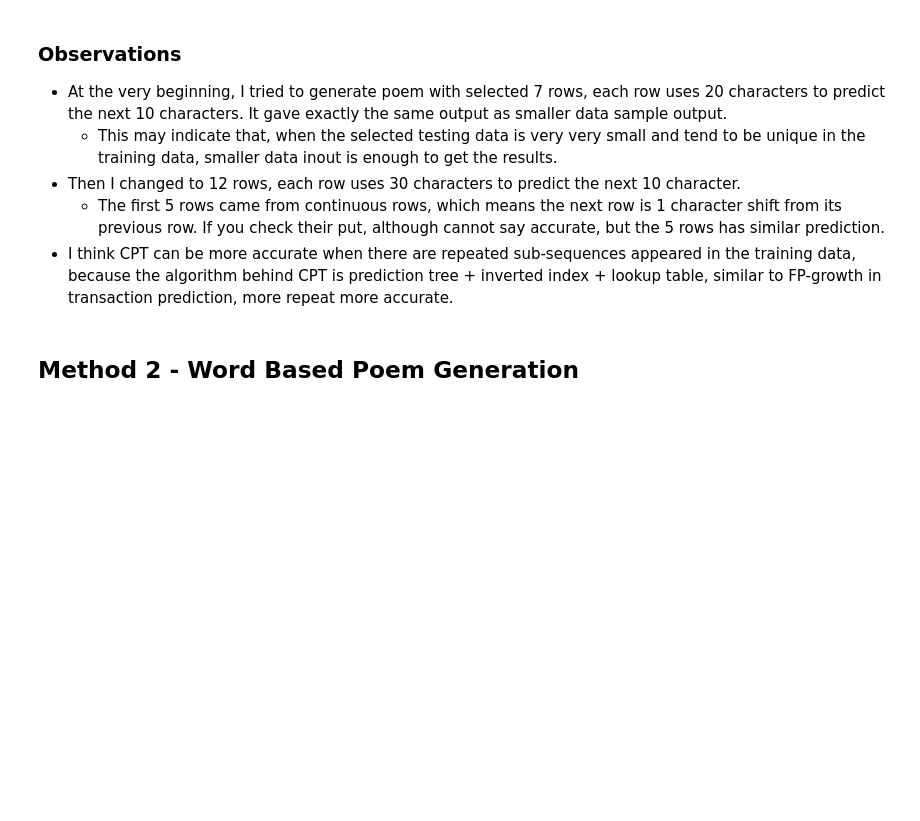
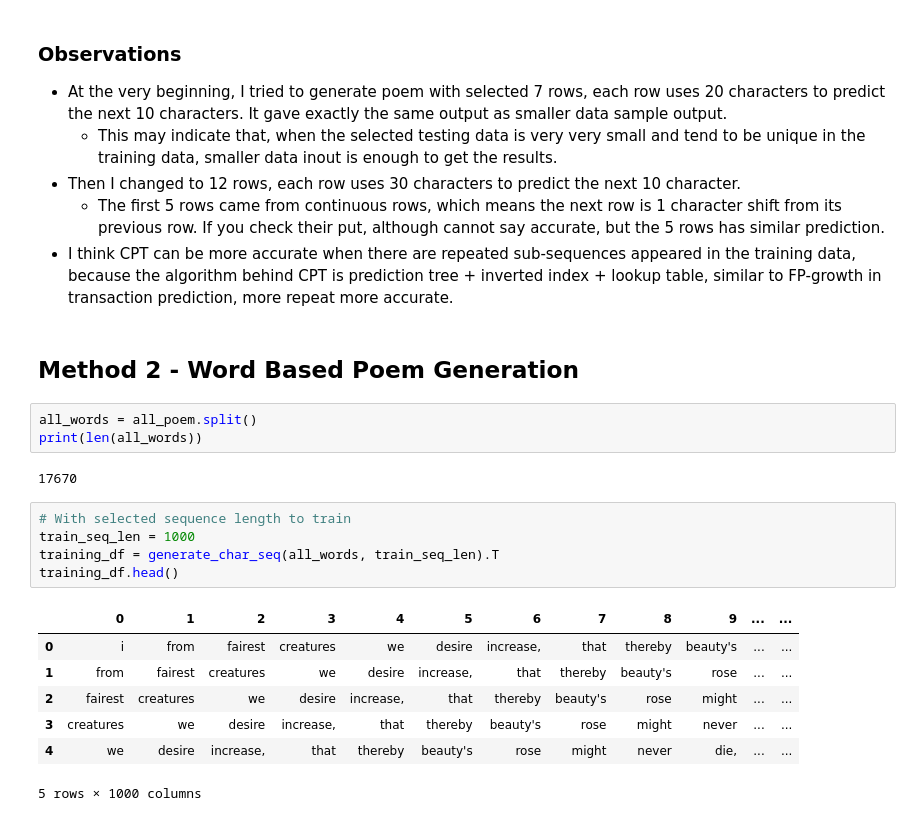
Before and after one commit to hanhanwu/Hanhan_Data_Science_Practice, a Jupyter notebook: sequencial_analysis/CPT_poem_generator.ipynb, the cells around one changed output. Cells and saved outputs as stored; diff of their text form; blank space fills up the shorter version.

Commit message:
CPT poem generator

```diff
--- a/sequencial_analysis/CPT_poem_generator.ipynb
+++ b/sequencial_analysis/CPT_poem_generator.ipynb
@@ -184,3 +184,21 @@ herald to the gaudy spring, wi mfcbv'k;.:
 * I think CPT can be more accurate when there are repeated sub-sequences appeared in the training data, because the algorithm behind CPT is prediction tree + inverted index + lookup table, similar to FP-growth in transaction prediction, more repeat more accurate.
 # %% [markdown]
 ## Method 2 - Word Based Poem Generation
+# %%
+all_words = all_poem.split()
+print(len(all_words))
+# %% [output]
+17670
+# %%
+# With selected sequence length to train
+train_seq_len = 1000
+training_df = generate_char_seq(all_words, train_seq_len).T
+training_df.head()
+# %% [output]
+|  | 0 | 1 | 2 | 3 | 4 | 5 | 6 | 7 | 8 | 9 | ... | ... |
+| 0 | i | from | fairest | creatures | we | desire | increase, | that | thereby | beauty's | ... | ... |
+| 1 | from | fairest | creatures | we | desire | increase, | that | thereby | beauty's | rose | ... | ... |
+| 2 | fairest | creatures | we | desire | increase, | that | thereby | beauty's | rose | might | ... | ... |
+| 3 | creatures | we | desire | increase, | that | thereby | beauty's | rose | might | never | ... | ... |
+| 4 | we | desire | increase, | that | thereby | beauty's | rose | might | never | die, | ... | ... |
+5 rows × 1000 columns
```
Also changed, not shown: parts of 8 cells of this notebook.
